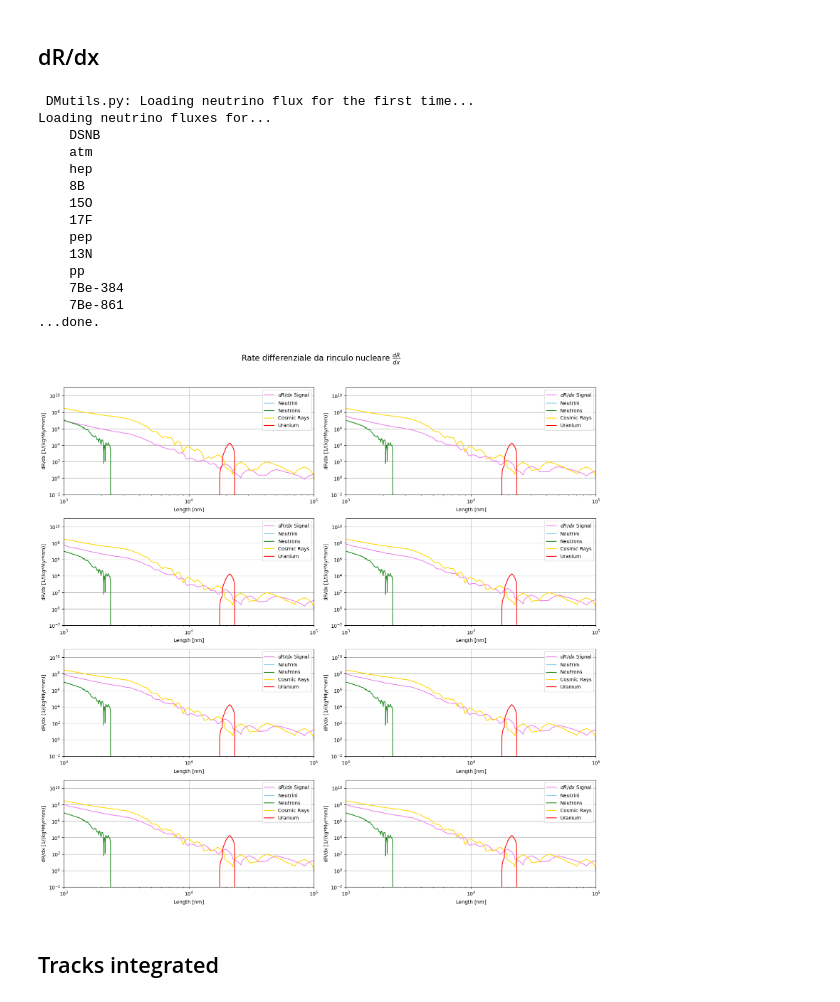
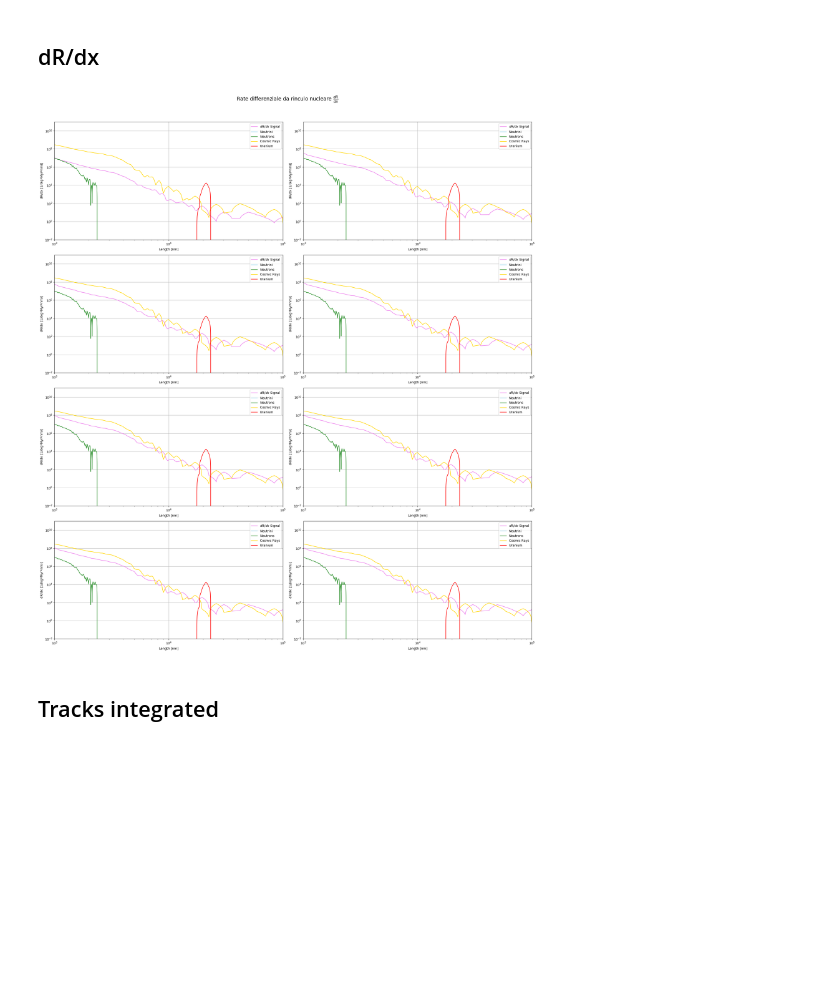
Before and after one commit to fedemaio/Bachelor-Thesis, a Jupyter notebook: all_you_need/geant/exposed_hal.ipynb, the cells around one changed output. Drawn from its saved outputs; the diff is of its cells as text; code cells hidden in the pictures; blank space fills up the shorter version.

```diff
--- a/all_you_need/geant/exposed_hal.ipynb
+++ b/all_you_need/geant/exposed_hal.ipynb
@@ -35,7 +110,34 @@ for i in name:
     Er_mid = Er[:-1] + Er_width/2 #calcolo i centri dei bin di energia
 
     Conta = Count(weight, Er) #restituisce gli array dei vari nuclei con i rispettivi conteggi, 0,1 Cl; 2 Na; 3 Frag; 4 nomi dei nuclei
-    PlotCount(Er, Conta, '20pc', i)
+
+    #plots
+    plt.figure(figsize=(12,8))
+
+    Er_width = np.diff(Er) #differenza tra un valore dell'array e quella precedente = larghezza del bin
+    Er_mid = Er[:-1] + Er_width/2 #punto medio del bin
+
+    Frag = np.zeros(len(Er_mid)) #crea array con tutti i punti medi dei bin di energia
+    for k in range (len(Count[4])): #Count[4]=lunghezza di nuclei
+        for i in range(len(Er_mid)):
+            Frag[i] += Count[3][k][i] #somma i bin dei vari nuclei
+
+    F35 = interp1d(Er_mid, Count[0]/Er_width, fill_value='extrapolate') #interpola in modo log i frammenti dei nuclei di alite
+    F37 = interp1d(Er_mid, Count[1]/Er_width, fill_value='extrapolate')
+    F23 = interp1d(Er_mid, Count[2]/Er_width, fill_value='extrapolate')
+
+    plt.loglog(Er_mid*1e3, F35(Er_mid)*1e-3/(length*rho), label = "$^{35}$Cl", linewidth = 2, color='steelblue') #1000*punto medio del bin, count di quel frammento in quel bin di E (dR/dE)
+    plt.loglog(Er_mid*1e3, F37(Er_mid)*1e-3/(length*rho), label = "$^{37}$Cl", linewidth = 2, color='darkorange')
+    plt.loglog(Er_mid*1e3, F23(Er_mid)*1e-3/(length*rho), label = "$^{23}$Na", linewidth = 2, color='darkgreen')
+    plt.loglog(Er_mid*1e3, Frag*1e-3/Er_width/(length*rho), label = 'Fragments', linewidth = 2, color='darkred')
+
+    plt.xlabel("E [$\\mathrm{keV}$]")
+    plt.ylabel("dR/dE [$\\mathrm{keV}^{-1}\,\\mathrm{kg}^{-1}\,\\mathrm{Myr}^{-1}\,\\mathrm{sr}^{-1}$]")
+    plt.xlim(1e1,1e6)
+    #plt.ylim([1e-1, 1e6])
+    plt.grid(True)
+    plt.legend()
+    plt.savefig("recoil_halite/plot/nuclear_recoil_20pc"+i+".png", bbox_inches="tight")
     Stampa('20pc', i, Conta, Er)
     print(i)
 # %% [output]
@@ -64,7 +166,7 @@ Er = np.logspace(-2, 3, 101)  # Energia in MeV
 
 
 # Crea la figura e i subplot 4x2
-fig, axs = plt.subplots(4, 2, figsize=(16, 16))
+fig, axs = plt.subplots(4, 2, figsize=(22, 25))
 fig.suptitle("Rate differenziale da rinculo nucleare $\\frac{{dR}}{{dx}}$", fontsize=16)
 
 for idx, n in enumerate(name):
@@ -84,7 +186,6 @@ for idx, n in enumerate(name):
         y_nu        = halite.dRdx_nu(z_bins)
         y_neutrons  = halite.dRdx_neutrons(z_bins)
         y_cosmicrays = halite.dRdx_muons_new(z_bins, "Resconi")
-        y_cosmicrays_interp = log_interp1d(zz_centre, y_cosmicrays)
 
         #adding Uranium tracks
         data_U = np.loadtxt("../Fission/Uranium_counts.txt", comments="#")
@@ -99,48 +200,34 @@ for idx, n in enumerate(name):
         bin_widths = U_length[1:] - U_length[:-1]
 
         Na  = 6.022e23
         tau = 6.45e3
         factor = 1e-5*(5.4e-7)*((1.2e-6)*Na*1e3/(238))/tau
 
         y_U = count_U / bin_widths
         f_U = interp1d(length_centers, y_U, bounds_error=False, fill_value=0.0)
         yU_interp = f_U(zz_centre)
 
         # Plot
         ax.loglog(zz_centre, y_valuesSig, label='$dR/dx$ Signal', color='violet')
 
         # Valuta tu se serve la stessa scala:
         ax.loglog(zz_centre, y_nu, label='Neutrini', color='skyblue')
         ax.loglog(zz_centre, y_neutrons, label='Neutrons', color='forestgreen')
         ax.loglog(zz_centre, y_cosmicrays, label='Cosmic Rays',color='gold') #divido per il tempo totale?
         ax.loglog(zz_centre, factor*yU_interp, label='Uranium', color='red')
 
 
         ax.set_xlabel("Length [$\\mathrm{nm}$]")
         ax.set_ylabel("dR/dx [1/(kg*Myr*nm)]")
         ax.set_xlim(1e3, 1e5)
         ax.set_ylim(1e-2, 1e11)
         ax.legend()
         ax.grid(True)
 
 plt.tight_layout(rect=[0, 0, 1, 0.96])
 plt.show()
 # %% [output]
- DMutils.py: Loading neutrino flux for the first time...
-Loading neutrino fluxes for...
-    DSNB
-    atm
-    hep
-    8B
-    15O
-    17F
-    pep
-    13N
-    pp
-    7Be-384
-    7Be-861
-...done.
-[figure, old version]
+[figure, new version]
 # %% [markdown]
 ## Tracks integrated
 # %%
```
Also changed, not shown: parts of 2 cells of this notebook, 32 other files.
